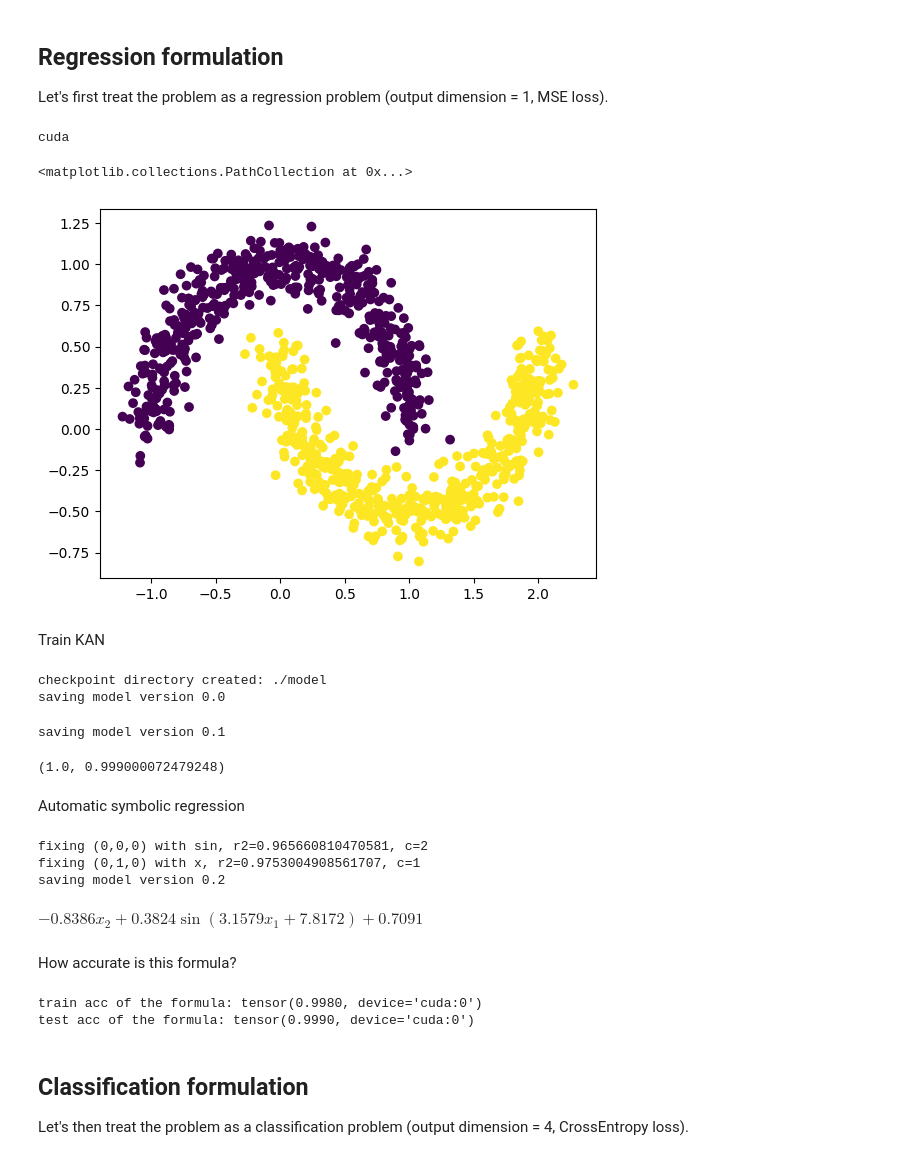
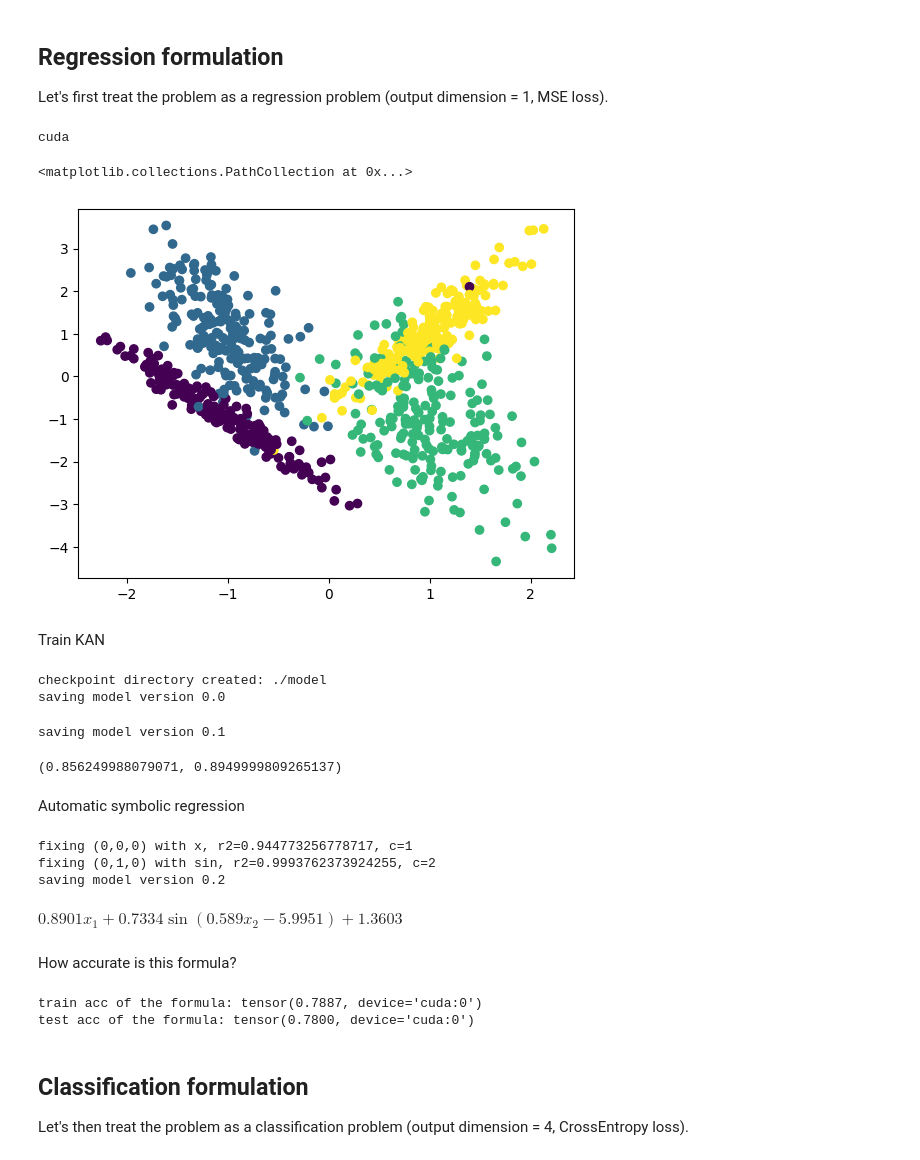
Before and after one commit to HoangTung-Vu/Tutorial_KAN, a Jupyter notebook: kan_classfication_.ipynb, the cells around one changed output. Saved outputs shown, nothing was run; the diff lists cells and outputs as text; code cells hidden in the pictures.

Commit message:
classification_5th

```diff
--- a/kan_classfication_.ipynb
+++ b/kan_classfication_.ipynb
@@ -2,33 +2,34 @@
 ## Regression formulation
 
 Let's first treat the problem as a regression problem (output dimension = 1, MSE loss).
+# %%
+from kan import *
+import matplotlib.pyplot as plt
+from sklearn.datasets import make_classification
+from sklearn.model_selection import train_test_split
+import numpy as np
+import torch
+device = torch.device('cuda' if torch.cuda.is_available() else 'cpu')
+print(device)
+# %% [output]
+cuda
 # %%
-from kan import *
-import matplotlib.pyplot as plt
-from sklearn.datasets import make_classification
-from sklearn.model_selection import train_test_split
-import numpy as np
-
-device = torch.device('cuda' if torch.cuda.is_available() else 'cpu')
-print(device)
-
 dataset = {}
-X_all, y_all = make_classification(n_samples=800, n_features=2, n_classes=2 , n_clusters_per_class=1, n_informative=2, n_redundant=0)
+X_all, y_all = make_classification(n_samples=1000, n_features=2, n_classes=4 , n_clusters_per_class=1, n_informative=2, n_redundant=0)
 train_input, test_input, train_label, test_label = train_test_split(X_all, y_all, test_size=0.2, random_state=42)
 
 dtype = torch.get_default_dtype()
 dataset['train_input'] = torch.from_numpy(train_input).type(dtype).to(device)
 dataset['test_input'] = torch.from_numpy(test_input).type(dtype).to(device)
 dataset['train_label'] = torch.from_numpy(train_label[:,None]).type(dtype).to(device)
 dataset['test_label'] = torch.from_numpy(test_label[:,None]).type(dtype).to(device)
 
 X = dataset['train_input']
 y = dataset['train_label']
 plt.scatter(X[:,0].cpu().detach().numpy(), X[:,1].cpu().detach().numpy(), c=y[:,0].cpu().detach().numpy())
 # %% [output]
-cuda
+<matplotlib.collections.PathCollection at 0x...>
-<matplotlib.collections.PathCollection at 0x...>
-[figure, old version]
+[figure, new version]
 # %% [markdown]
 Train KAN
 # %%
@@ -46,7 +47,7 @@ results['train_acc'][-1], results['test_acc'][-1]
 checkpoint directory created: ./model
 saving model version 0.0
 saving model version 0.1
-(1.0, 0.999000072479248)
+(0.856249988079071, 0.8949999809265137)
 # %% [markdown]
 Automatic symbolic regression
 # %%
@@ -55,10 +56,10 @@ model.auto_symbolic(lib=lib)
 formula = model.symbolic_formula()[0][0]
 ex_round(formula, 4)
 # %% [output]
-fixing (0,0,0) with sin, r2=0.965660810470581, c=2
-fixing (0,1,0) with x, r2=0.9753004908561707, c=1
+fixing (0,0,0) with x, r2=0.944773256778717, c=1
+fixing (0,1,0) with sin, r2=0.9993762373924255, c=2
 saving model version 0.2
-$\displaystyle - 0.8386 x_{2} + 0.3824 \sin{\left(3.1579 x_{1} + 7.8172 \right)} + 0.7091$
+$\displaystyle 0.8901 x_{1} + 0.7334 \sin{\left(0.589 x_{2} - 5.9951 \right)} + 1.3603$
 # %% [markdown]
 How accurate is this formula?
 # %%
@@ -73,8 +74,8 @@ def acc(formula, X, y):
 print('train acc of the formula:', acc(formula, dataset['train_input'], dataset['train_label']))
 print('test acc of the formula:', acc(formula, dataset['test_input'], dataset['test_label']))
 # %% [output]
-train acc of the formula: tensor(0.9980, device='cuda:0')
-test acc of the formula: tensor(0.9990, device='cuda:0')
+train acc of the formula: tensor(0.7887, device='cuda:0')
+test acc of the formula: tensor(0.7800, device='cuda:0')
 # %% [markdown]
 ## Classification formulation
 
```
Also changed, not shown: parts of 6 cells of this notebook.
